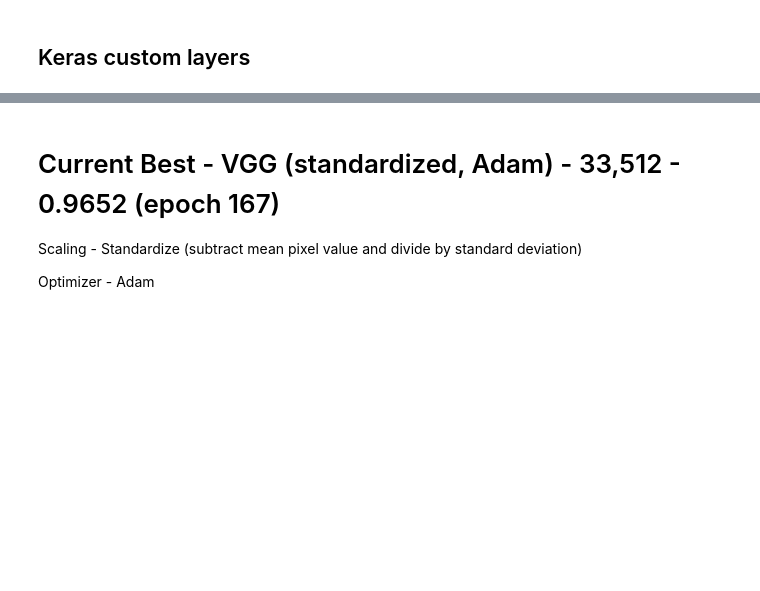
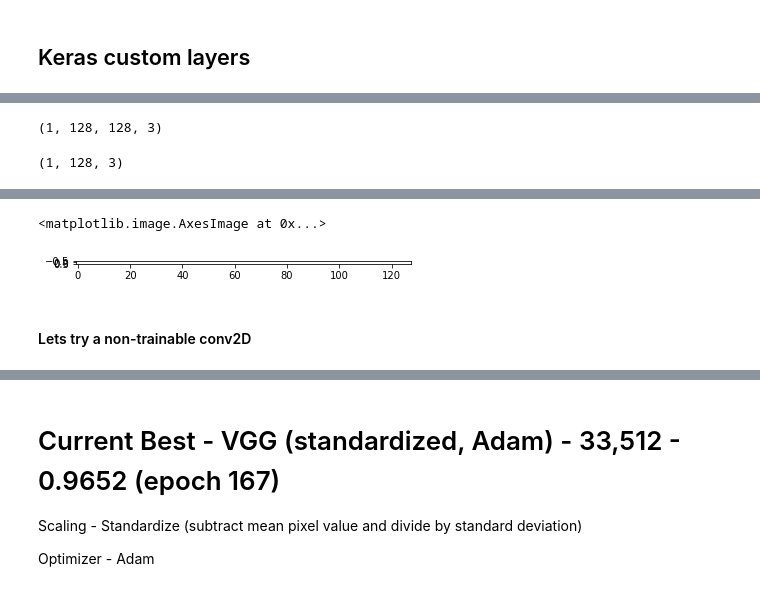
Before and after one commit to realleyriley/Honors-Thesis, a Jupyter notebook: notebooks/9 Edge Detection Preprocessing.ipynb, the cells around one changed output, grey strips where cells are left out. Drawn from its saved outputs; the diff is of its cells as text; code cells hidden in the pictures; blank space fills up the shorter version.

```diff
--- a/notebooks/9 Edge Detection Preprocessing.ipynb
+++ b/notebooks/9 Edge Detection Preprocessing.ipynb
@@ -202,0 +213,5 @@ layer_lambda()
+# %%
+model = Sequential()
+# model.add(input)
+model.add(layers.Lambda(mean, output_shape=output_of_lambda, input_shape=(128,128,3)))
+model.summary()
@@ -202,0 +229,2 @@ layer_lambda()
+# %%
+model.compile(optimizer='Adam')
@@ -202,0 +234,14 @@ layer_lambda()
+# %%
+img = np.expand_dims(x_train[0], axis=0)
+img.shape
+# %% [output]
+(1, 128, 128, 3)
+# %%
+temp = model.predict(x=img)
+# %%
+temp[0].shape
+# %% [output]
+(1, 128, 3)
+# %%
+plt.imshow(temp[0])
+# %% [output]
@@ -202,0 +249,4 @@ layer_lambda()
+<matplotlib.image.AxesImage at 0x...>
+[figure, added]
+# %% [markdown]
+#### Lets try a non-trainable conv2D
```
Also changed, not shown: parts of 23 cells of this notebook.
